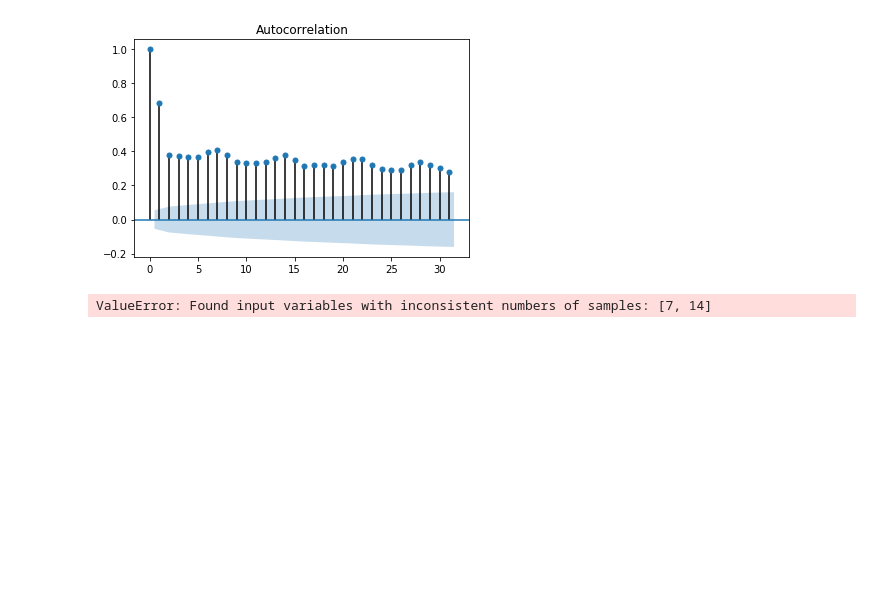
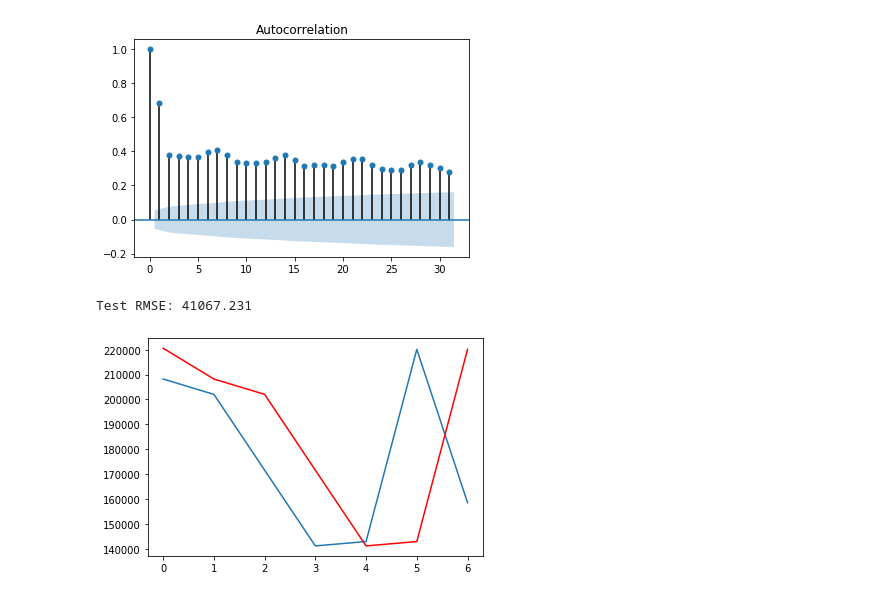
Before and after one commit to ayosamobitade/Time-Series-Analytic-Projects, a Jupyter notebook: forum pageviews/forum pageview.ipynb, the cells around one changed output. Saved outputs shown, nothing was run; the diff lists cells and outputs as text; code cells hidden in the pictures; blank space fills up the shorter version.

```diff
--- a/forum pageviews/forum pageview.ipynb
+++ b/forum pageviews/forum pageview.ipynb
@@ -741,36 +741,37 @@ plt.show()
 from sklearn.metrics import mean_squared_error
 from math import sqrt
 
-# create the dataframe
+# create the lag dataset
 
 values = pd.DataFrame(series.values)
 dataframe = pd.concat([values.shift(1), values], axis = 1)
 dataframe.columns = ['t', 't+1']
 
 # split into train and test sets
 
 X = dataframe.values
 train, test = X[: len(X)-7], X[len(X)-7:]
 train_x, train_y = train[:,0], train[:,1]
 test_X, test_y = test[:,0], test[:,1]
 
 # persistence model
 def model_persistence(x):
     return x
 
 # walk-forward validation
 
 predictions = list()
 for x in test_X:
     yhat = model_persistence(x)
-    prediction.append(yhat)
+    predictions.append(yhat)
 
-rmse = sqrt(mean_squared_error(test_y, prediction))
+rmse = sqrt(mean_squared_error(test_y, predictions))
 print('Test RMSE: %.3f' % rmse)
 
 # plot predictions vs expected
 plt.plot(test_y)
 plt.plot(predictions, color='red')
 plt.show()
 # %% [output]
-ValueError: Found input variables with inconsistent numbers of samples: [7, 14]
+Test RMSE: 41067.231
+[figure, added]
```
